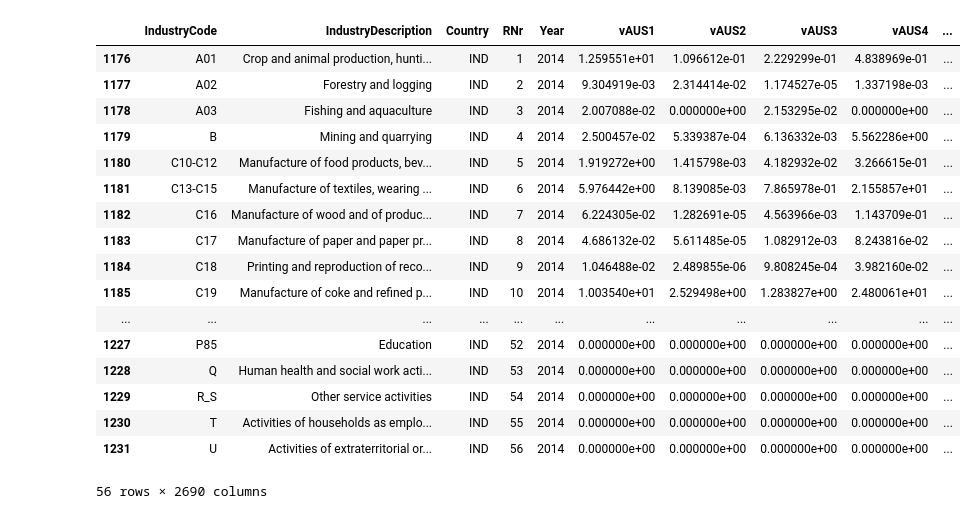
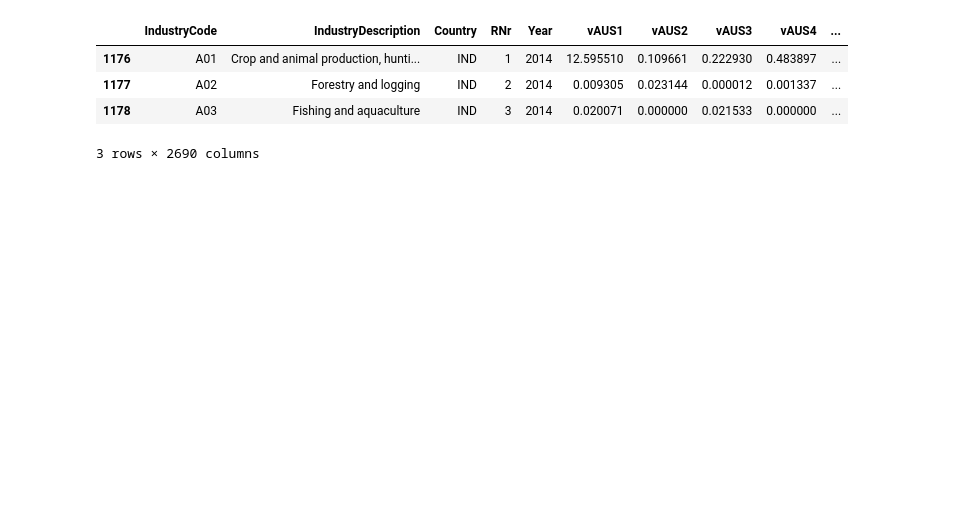
Before and after one commit to juanjohn/globalisation_indian_context, a Jupyter notebook: McKinsey_report.ipynb, the cells around one changed output. Drawn from its saved outputs; the diff is of its cells as text; code cells hidden in the pictures; blank space fills up the shorter version.

```diff
--- a/McKinsey_report.ipynb
+++ b/McKinsey_report.ipynb
@@ -27,23 +34,10 @@ import pandas as pd
 # %%
 df = pd.read_stata('./data/WIOT2014_October16_ROW.dta')
 # %%
-df.loc[df['Country']=='IND']
+df.loc[df['Country']=='IND'].head(n=3)
 # %% [output]
 |  | IndustryCode | IndustryDescription | Country | RNr | Year | vAUS1 | vAUS2 | vAUS3 | vAUS4 | ... |
-| 1176 | A01 | Crop and animal production, hunti... | IND | 1 | 2014 | 1.259551e+01 | 1.096612e-01 | 2.229299e-01 | 4.838969e-01 | ... |
-| 1177 | A02 | Forestry and logging | IND | 2 | 2014 | 9.304919e-03 | 2.314414e-02 | 1.174527e-05 | 1.337198e-03 | ... |
-| 1178 | A03 | Fishing and aquaculture | IND | 3 | 2014 | 2.007088e-02 | 0.000000e+00 | 2.153295e-02 | 0.000000e+00 | ... |
-| 1179 | B | Mining and quarrying | IND | 4 | 2014 | 2.500457e-02 | 5.339387e-04 | 6.136332e-03 | 5.562286e+00 | ... |
-| 1180 | C10-C12 | Manufacture of food products, bev... | IND | 5 | 2014 | 1.919272e+00 | 1.415798e-03 | 4.182932e-02 | 3.266615e-01 | ... |
-| 1181 | C13-C15 | Manufacture of textiles, wearing ... | IND | 6 | 2014 | 5.976442e+00 | 8.139085e-03 | 7.865978e-01 | 2.155857e+01 | ... |
-| 1182 | C16 | Manufacture of wood and of produc... | IND | 7 | 2014 | 6.224305e-02 | 1.282691e-05 | 4.563966e-03 | 1.143709e-01 | ... |
-| 1183 | C17 | Manufacture of paper and paper pr... | IND | 8 | 2014 | 4.686132e-02 | 5.611485e-05 | 1.082912e-03 | 8.243816e-02 | ... |
-| 1184 | C18 | Printing and reproduction of reco... | IND | 9 | 2014 | 1.046488e-02 | 2.489855e-06 | 9.808245e-04 | 3.982160e-02 | ... |
-| 1185 | C19 | Manufacture of coke and refined p... | IND | 10 | 2014 | 1.003540e+01 | 2.529498e+00 | 1.283827e+00 | 2.480061e+01 | ... |
-| ... | ... | ... | ... | ... | ... | ... | ... | ... | ... | ... |
-| 1227 | P85 | Education | IND | 52 | 2014 | 0.000000e+00 | 0.000000e+00 | 0.000000e+00 | 0.000000e+00 | ... |
-| 1228 | Q | Human health and social work acti... | IND | 53 | 2014 | 0.000000e+00 | 0.000000e+00 | 0.000000e+00 | 0.000000e+00 | ... |
-| 1229 | R_S | Other service activities | IND | 54 | 2014 | 0.000000e+00 | 0.000000e+00 | 0.000000e+00 | 0.000000e+00 | ... |
-| 1230 | T | Activities of households as emplo... | IND | 55 | 2014 | 0.000000e+00 | 0.000000e+00 | 0.000000e+00 | 0.000000e+00 | ... |
-| 1231 | U | Activities of extraterritorial or... | IND | 56 | 2014 | 0.000000e+00 | 0.000000e+00 | 0.000000e+00 | 0.000000e+00 | ... |
+| 1176 | A01 | Crop and animal production, hunti... | IND | 1 | 2014 | 12.595510 | 0.109661 | 0.222930 | 0.483897 | ... |
+| 1177 | A02 | Forestry and logging | IND | 2 | 2014 | 0.009305 | 0.023144 | 0.000012 | 0.001337 | ... |
+| 1178 | A03 | Fishing and aquaculture | IND | 3 | 2014 | 0.020071 | 0.000000 | 0.021533 | 0.000000 | ... |
-56 rows × 2690 columns
+3 rows × 2690 columns
```
Also changed, not shown: parts of 16 cells of this notebook.
